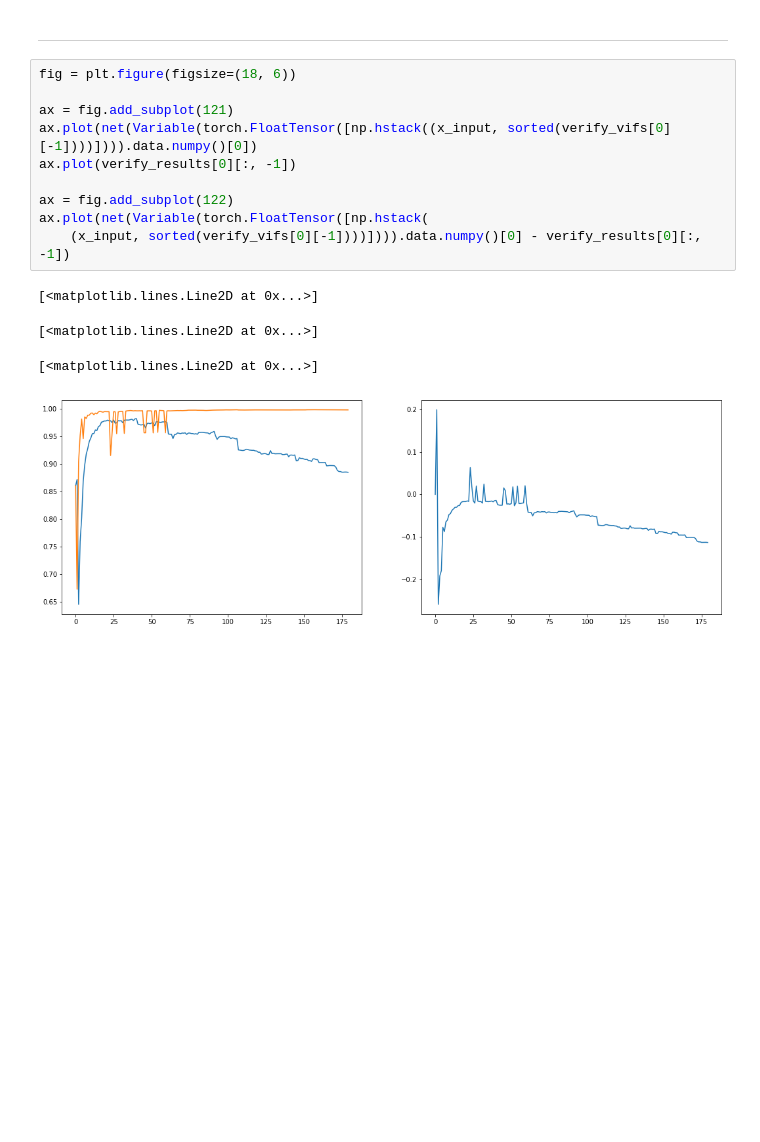
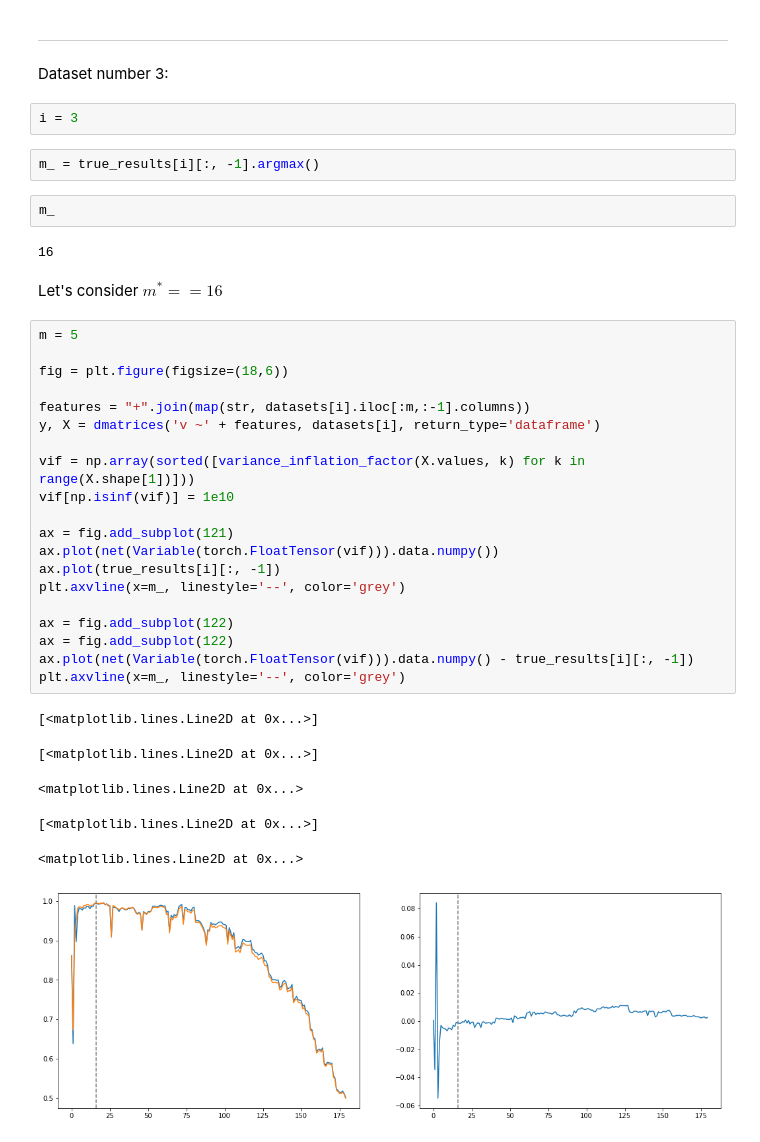
Before and after one commit to Intelligent-Systems-Phystech/ProjectSampleSize, a Jupyter notebook: TorchError.ipynb, the cells around one changed output. Drawn from its saved outputs; the diff is of its cells as text; blank space fills up the shorter version.

```diff
--- a/TorchError.ipynb
+++ b/TorchError.ipynb
@@ -550,17 +430,41 @@ plt.plot(all_diff)
 # %% [markdown]
 ---
-# %%
-fig = plt.figure(figsize=(18, 6))
-
-ax = fig.add_subplot(121)
-ax.plot(net(Variable(torch.FloatTensor([np.hstack((x_input, sorted(verify_vifs[0][-1])))]))).data.numpy()[0])
-ax.plot(verify_results[0][:, -1])
-
-ax = fig.add_subplot(122)
-ax.plot(net(Variable(torch.FloatTensor([np.hstack(
-    (x_input, sorted(verify_vifs[0][-1])))]))).data.numpy()[0] - verify_results[0][:, -1])
-# %% [output]
-[<matplotlib.lines.Line2D at 0x...>]
-[<matplotlib.lines.Line2D at 0x...>]
-[<matplotlib.lines.Line2D at 0x...>]
-[figure, removed]
+# %% [markdown]
+Dataset number 3:
+# %%
+i = 3
+# %%
+m_ = true_results[i][:, -1].argmax()
+# %%
+m_
+# %% [output]
+16
+# %% [markdown]
+Let's consider $m^* == 16$
+# %%
+m = 5
+
+fig = plt.figure(figsize=(18,6))
+
+features = "+".join(map(str, datasets[i].iloc[:m,:-1].columns))
+y, X = dmatrices('v ~' + features, datasets[i], return_type='dataframe')
+
+vif = np.array(sorted([variance_inflation_factor(X.values, k) for k in range(X.shape[1])]))
+vif[np.isinf(vif)] = 1e10
+
+ax = fig.add_subplot(121)
+ax.plot(net(Variable(torch.FloatTensor(vif))).data.numpy())
+ax.plot(true_results[i][:, -1])
+plt.axvline(x=m_, linestyle='--', color='grey')
+
+ax = fig.add_subplot(122)
+ax = fig.add_subplot(122)
+ax.plot(net(Variable(torch.FloatTensor(vif))).data.numpy() - true_results[i][:, -1])
+plt.axvline(x=m_, linestyle='--', color='grey')
+# %% [output]
+[<matplotlib.lines.Line2D at 0x...>]
+[<matplotlib.lines.Line2D at 0x...>]
+<matplotlib.lines.Line2D at 0x...>
+[<matplotlib.lines.Line2D at 0x...>]
+<matplotlib.lines.Line2D at 0x...>
+[figure, added]
```
Also changed, not shown: parts of 51 cells of this notebook.
